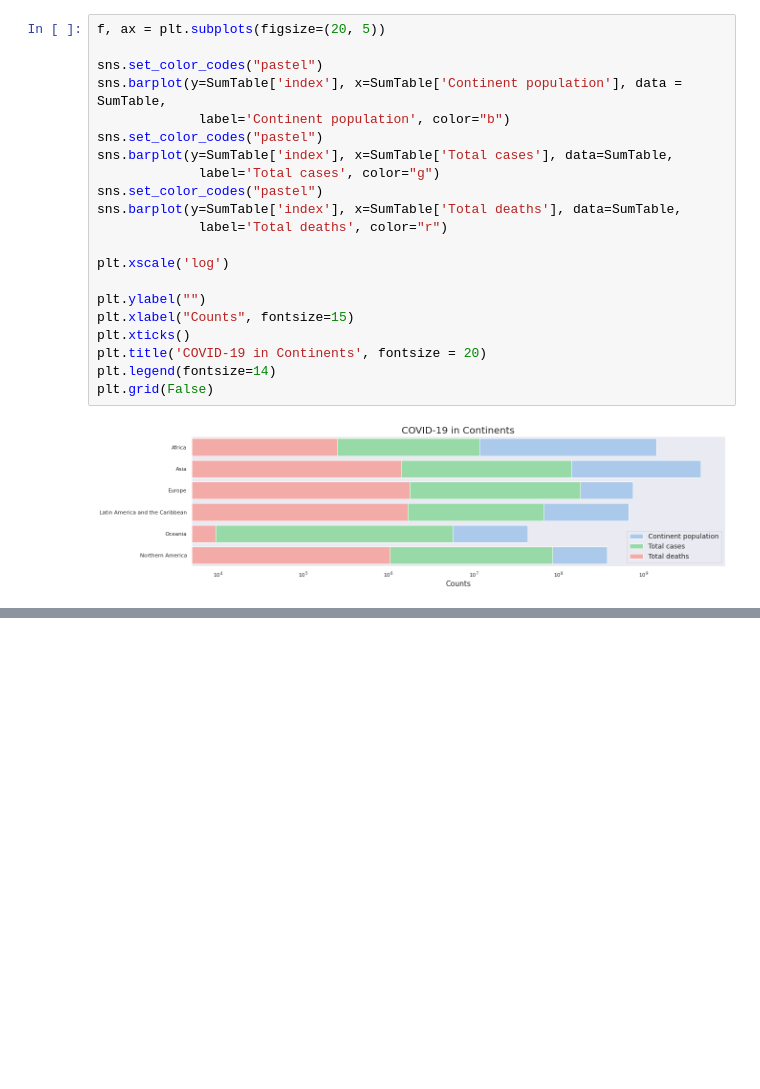
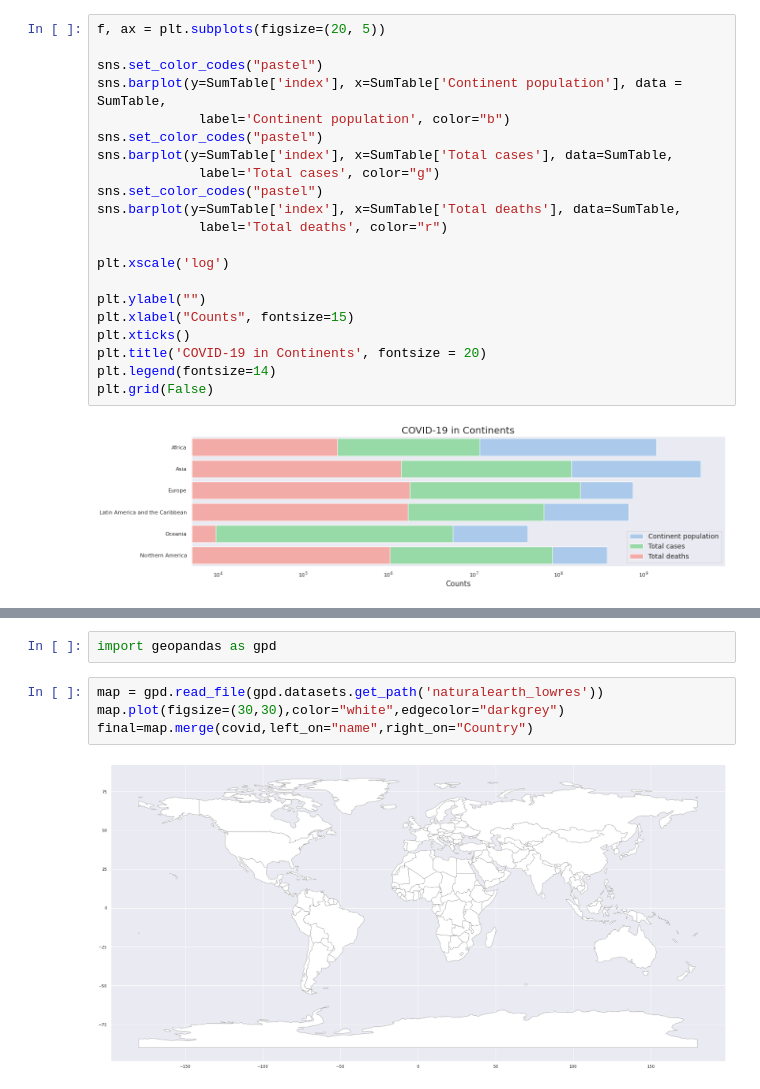
Before and after one commit to DariaPrzytula/Data-Science, a Jupyter notebook: COVID_19_Coronavirus_Pandemic.ipynb, the cells around one changed output, grey strips where cells are left out. Cells and saved outputs as stored; diff of their text form; blank space fills up the shorter version.

```diff
--- a/COVID_19_Coronavirus_Pandemic.ipynb
+++ b/COVID_19_Coronavirus_Pandemic.ipynb
@@ -143,0 +164,8 @@ plt.grid(False)
+# %%
+import geopandas as gpd
+# %%
+map = gpd.read_file(gpd.datasets.get_path('naturalearth_lowres'))
+map.plot(figsize=(30,30),color="white",edgecolor="darkgrey")
+final=map.merge(covid,left_on="name",right_on="Country")
+# %% [output]
+[figure, added]
```
Also changed, not shown: parts of 2 cells of this notebook.
